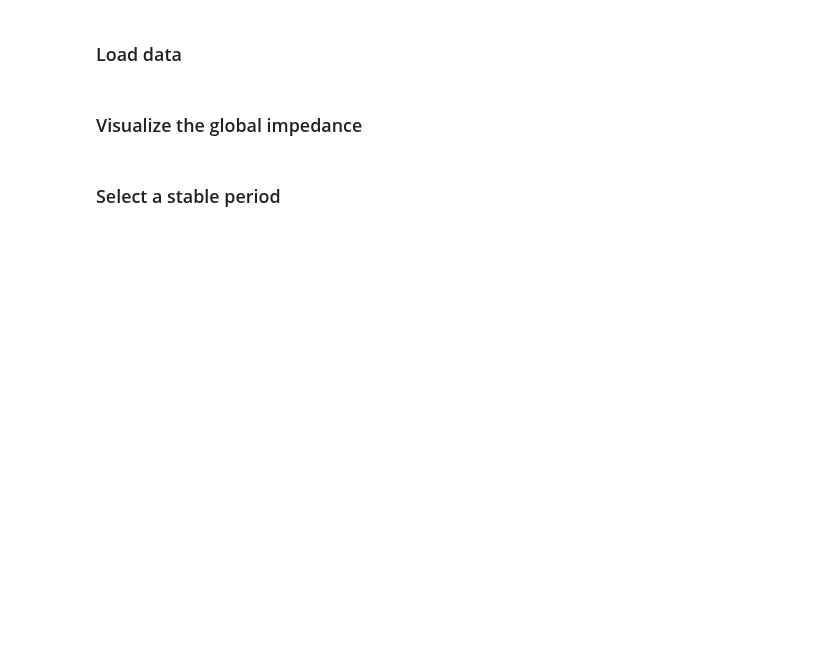
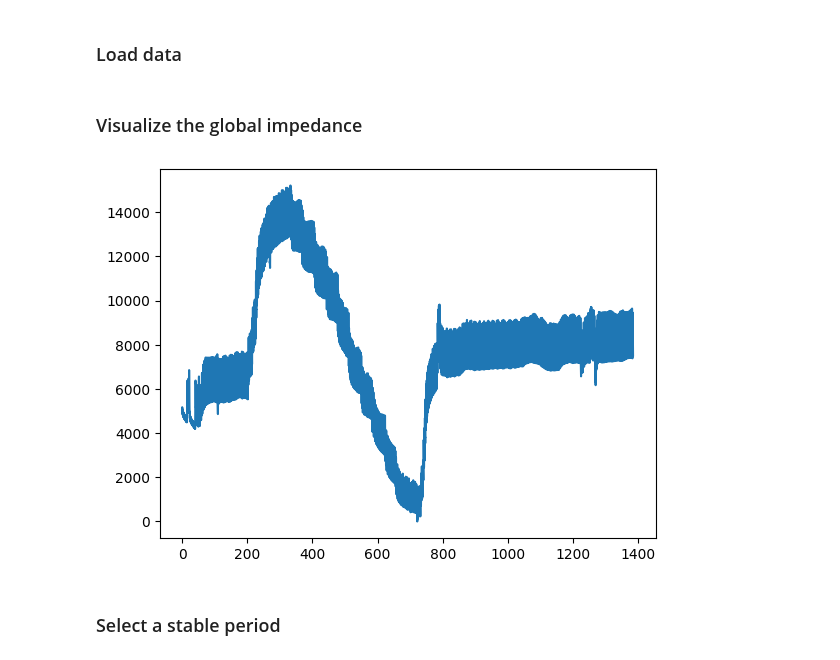
Before and after one commit to EIT-ALIVE/eitprocessing, a Jupyter notebook: notebooks/minidemo.ipynb, the cells around one changed output. Cells and saved outputs as stored; diff of their text form; code cells hidden in the pictures; blank space fills up the shorter version.

Commit message:
create plot function in notebook

```diff
--- a/notebooks/minidemo.ipynb
+++ b/notebooks/minidemo.ipynb
@@ -5,18 +4,24 @@ from pathlib import Path
 from matplotlib import pyplot as plt
 
 from eitprocessing.datahandling.loading import load_eit_data
+# %%
+def plot_gi(data):
+    t0 = data.time[0]
+    plt.plot(data.time - t0, data)
 # %% [markdown]
 ### Load data
 # %%
 data_directory = Path.cwd().parent / "tests" / "test_data"
-data_path = Path(data_directory) / "Draeger_Test.bin"
+data_path = Path(data_directory) / "Draeger_Test_4.bin"
 
 sequence = load_eit_data(data_path, vendor="draeger")
 # %% [markdown]
 ### Visualize the global impedance
 # %%
 gi = sequence.continuous_data["global_impedance_(raw)"]
-plt.plot(gi)
+plot_gi(gi)
+# %% [output]
+[figure, added]
 # %% [markdown]
 ### Select a stable period
 # %%
```
Also changed, not shown: parts of 3 cells of this notebook.
